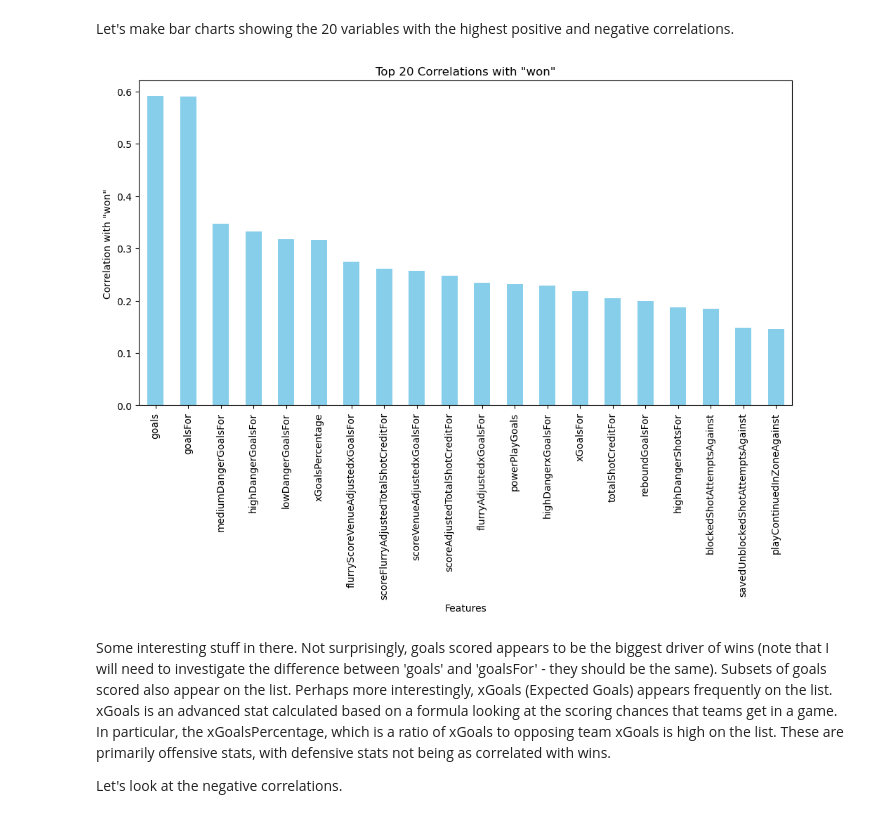
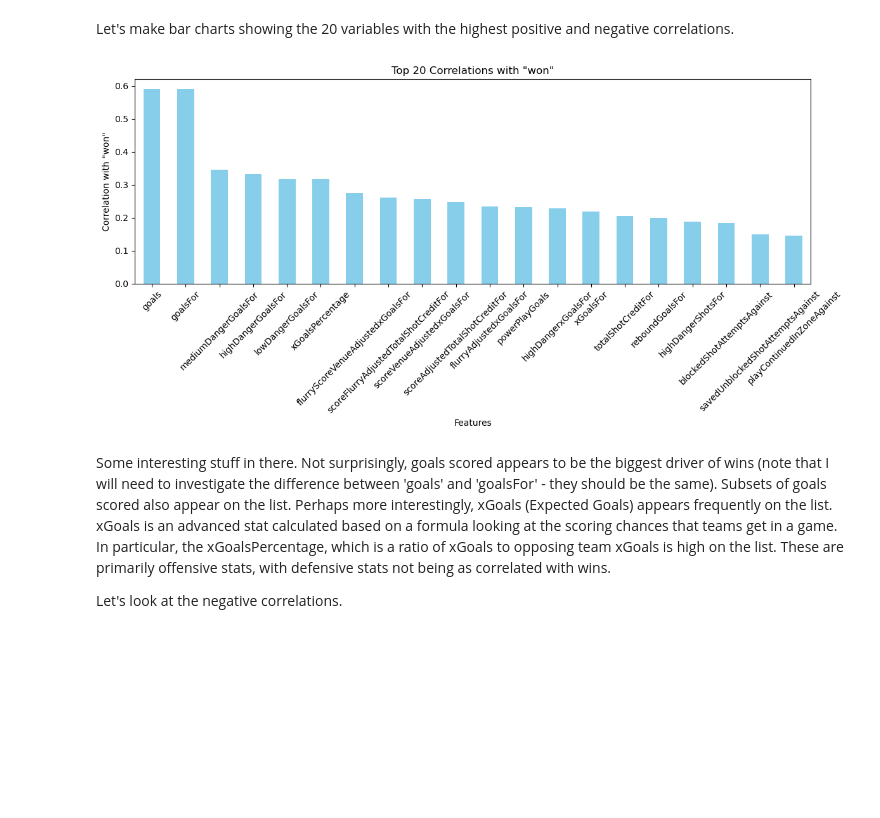
Before and after one commit to markshumka/NHL-Game-Predictor, a Jupyter notebook: Notebooks/Initial_data_upload_and_EDA.ipynb, the cells around one changed output. Saved outputs shown, nothing was run; the diff lists cells and outputs as text; code cells hidden in the pictures; blank space fills up the shorter version.

```diff
--- a/Notebooks/Initial_data_upload_and_EDA.ipynb
+++ b/Notebooks/Initial_data_upload_and_EDA.ipynb
@@ -1198,24 +1164,25 @@ Let's make bar charts showing the 20 variables with the highest positive and neg
 # %%
 # Calculate correlations with the 'won' column
 correlations = merged_df.corr()['won'].sort_values(ascending=False)[1:]
 top_20_correlations = correlations.head(20)
 
 # Create a figure and axis
 fig, ax = plt.subplots(figsize=(12, 6))
 
 # Create a bar plot for the top 20 correlations
 top_20_correlations.plot(kind='bar', ax=ax, color='skyblue')
 
 # Set labels and title
 ax.set_xlabel('Features')
 ax.set_ylabel('Correlation with "won"')
 ax.set_title('Top 20 Correlations with "won"')
 
 # Show the plot
-plt.xticks(rotation=90)
+plt.xticks(rotation=45)
+plt.tight_layout()
 plt.show()
 # %% [output]
-[figure, old version]
+[figure, new version]
 # %% [markdown]
 Some interesting stuff in there. Not surprisingly, goals scored appears to be the biggest driver of wins (note that I will need to investigate the difference between 'goals' and 'goalsFor' - they should be the same). Subsets of goals scored also appear on the list. Perhaps more interestingly, xGoals (Expected Goals) appears frequently on the list. xGoals is an advanced stat calculated based on a formula looking at the scoring chances that teams get in a game. In particular, the xGoalsPercentage, which is a ratio of xGoals to opposing team xGoals is high on the list. These are primarily offensive stats, with defensive stats not being as correlated with wins.
 
```
Also changed, not shown: parts of 11 cells of this notebook, 1 other file.
